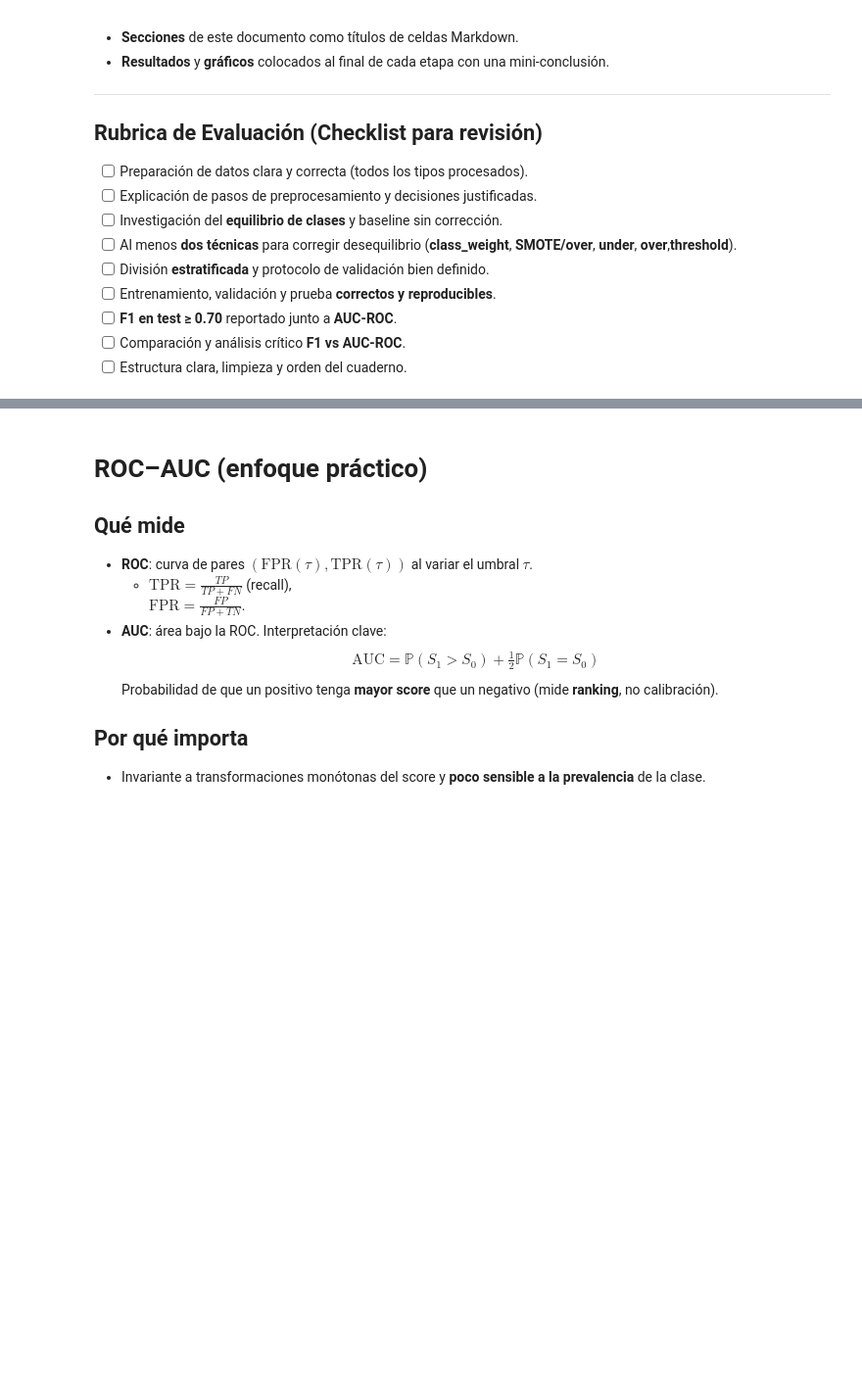
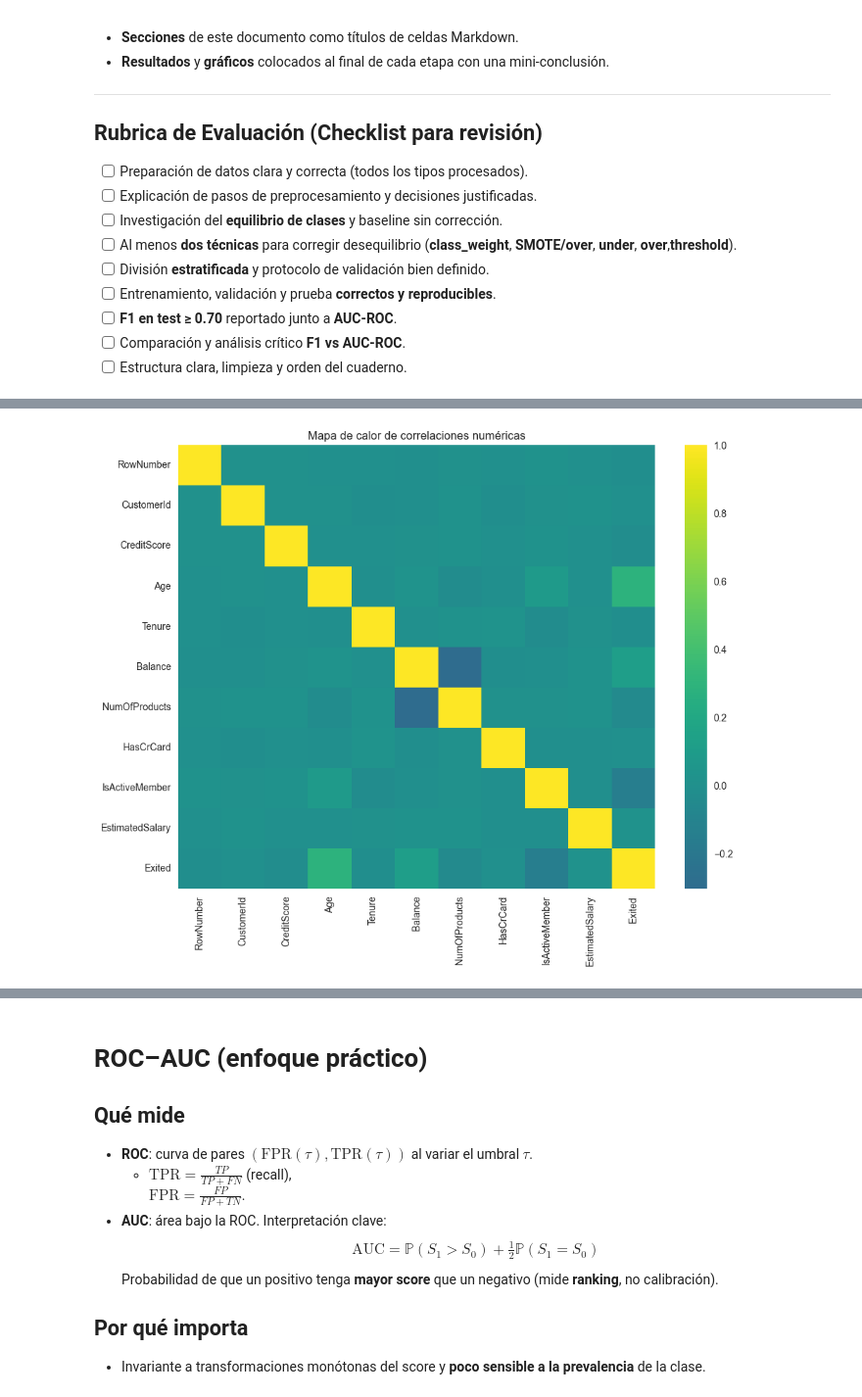
Before and after one commit to RickParra96/Taller-2-Fundamento-de-Ciencia-de-Datos, a Jupyter notebook: Taller_2_nombre_apellido.ipynb, the cells around one changed output, grey strips where cells are left out. Shown at 98% size. Saved outputs shown, nothing was run; the diff lists cells and outputs as text; code cells hidden in the pictures; blank space fills up the shorter version.

```diff
--- a/Taller_2_nombre_apellido.ipynb
+++ b/Taller_2_nombre_apellido.ipynb
@@ -206,0 +317,10 @@ Exportar el modelo como binario
+# %%
+# 2.3.4 Correlaciones
+corr = df.corr(numeric_only=True)
+plt.figure(figsize=(10, 8))
+sns.heatmap(corr, cmap='viridis', annot=False, center=0)
+plt.title('Mapa de calor de correlaciones numéricas')
+plt.tight_layout()
+plt.show()
+# %% [output]
+[figure, added]
```
Also changed, not shown: parts of 27 cells of this notebook, 1 other file.
